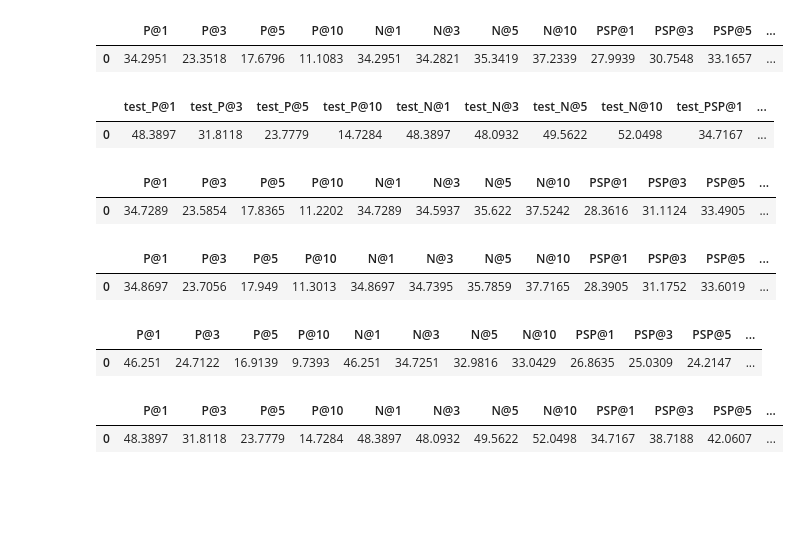
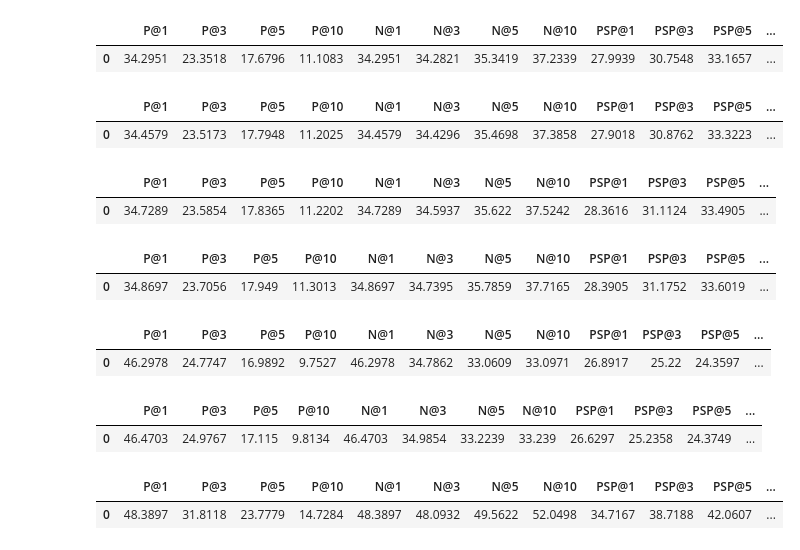
Before and after one commit to suchith720/medic, a Jupyter notebook: nbs/21_experiment-summary.ipynb, the cells around one changed output. Saved outputs shown, nothing was run; the diff lists cells and outputs as text; code cells hidden in the pictures; blank space fills up the shorter version.

```diff
--- a/nbs/21_experiment-summary.ipynb
+++ b/nbs/21_experiment-summary.ipynb
@@ -71,31 +71,40 @@ display_metric(m)
 # %%
 #wikiseealsotitles
 
 # test_enc + 0.2 * test_teacher_lbl
-{'P@1': 0.34457933132411345, 'P@10': 0.11202489930430193, 'P@3': 0.23517261452085578, 'P@5': 0.17794777906110715, 'N@1': 0.34457934, 'N@10': 0.37385765, 'N@3': 0.3442961, 'N@5': 0.35469761, 'PSP@1': 0.27901799771375035, 'PSP@10': 0.3792134699643732, 'PSP@3': 0.30876249855090515, 'PSP@5': 0.33322251235980027, 'PSN@1': 0.27901798, 'PSN@10': 0.34732234, 'PSN@3': 0.30716676, 'PSN@5': 0.32484227, 'R@200': 0.5852598297168966, 'R@10': 0.42251354813475966, 'R@100': 0.561321716537376}
+m = {'P@1': 0.34457933132411345, 'P@10': 0.11202489930430193, 'P@3': 0.23517261452085578, 'P@5': 0.17794777906110715, 'N@1': 0.34457934, 'N@10': 0.37385765, 'N@3': 0.3442961, 'N@5': 0.35469761, 'PSP@1': 0.27901799771375035, 'PSP@10': 0.3792134699643732, 'PSP@3': 0.30876249855090515, 'PSP@5': 0.33322251235980027, 'PSN@1': 0.27901798, 'PSN@10': 0.34732234, 'PSN@3': 0.30716676, 'PSN@5': 0.32484227, 'R@200': 0.5852598297168966, 'R@10': 0.42251354813475966, 'R@100': 0.561321716537376}
 display_metric(m, remove_prefix=False)
 
 # test_enc + 0.3 * test_centroid_repr
 m = {'P@1': 0.3472889614962116, 'P@10': 0.11220178576460135, 'P@3': 0.23585424705895192, 'P@5': 0.178364645241428, 'N@1': 0.34728897, 'N@10': 0.37524232, 'N@3': 0.3459366, 'N@5': 0.3562202, 'PSP@1': 0.2836158698437905, 'PSP@10': 0.38013037113037834, 'PSP@3': 0.3111235493277344, 'PSP@5': 0.3349052664347519, 'PSN@1': 0.28361586, 'PSN@10': 0.3493827, 'PSN@3': 0.310036, 'PSN@5': 0.32726714, 'R@200': 0.5847146349994797, 'R@10': 0.4227361736324652, 'R@100': 0.5574637129920544}
 display_metric(m, remove_prefix=False)
 
 # test_clf + 0.5 * test_centroid_fused_repr
 m = {'P@1': 0.3486972931864913, 'P@10': 0.1130129848181999, 'P@3': 0.23705602343465887, 'P@5': 0.17949018392829996, 'N@1': 0.3486973, 'N@10': 0.3771655, 'N@3': 0.34739548, 'N@5': 0.35785893, 'PSP@1': 0.28390518763666195, 'PSP@10': 0.38173471548426585, 'PSP@3': 0.31175215012557717, 'PSP@5': 0.3360194378754333, 'PSN@1': 0.28390518, 'PSN@10': 0.350171, 'PSN@3': 0.3104189, 'PSN@5': 0.32781738, 'R@200': 0.588366797901596, 'R@10': 0.425270609770189, 'R@100': 0.5596008034348555}
 display_metric(m, remove_prefix=False)
 # %% [output]
-|  | test_P@1 | test_P@3 | test_P@5 | test_P@10 | test_N@1 | test_N@3 | test_N@5 | test_N@10 | test_PSP@1 | ... |
-| 0 | 48.3897 | 31.8118 | 23.7779 | 14.7284 | 48.3897 | 48.0932 | 49.5622 | 52.0498 | 34.7167 | ... |
+|  | P@1 | P@3 | P@5 | P@10 | N@1 | N@3 | N@5 | N@10 | PSP@1 | PSP@3 | PSP@5 | ... |
+| 0 | 34.4579 | 23.5173 | 17.7948 | 11.2025 | 34.4579 | 34.4296 | 35.4698 | 37.3858 | 27.9018 | 30.8762 | 33.3223 | ... |
 |  | P@1 | P@3 | P@5 | P@10 | N@1 | N@3 | N@5 | N@10 | PSP@1 | PSP@3 | PSP@5 | ... |
 | 0 | 34.7289 | 23.5854 | 17.8365 | 11.2202 | 34.7289 | 34.5937 | 35.622 | 37.5242 | 28.3616 | 31.1124 | 33.4905 | ... |
 |  | P@1 | P@3 | P@5 | P@10 | N@1 | N@3 | N@5 | N@10 | PSP@1 | PSP@3 | PSP@5 | ... |
 | 0 | 34.8697 | 23.7056 | 17.949 | 11.3013 | 34.8697 | 34.7395 | 35.7859 | 37.7165 | 28.3905 | 31.1752 | 33.6019 | ... |
 # %%
 # wikititles
-m = {'test_loss': 0.06982655078172684, 'test_P@1': 0.46251003198752655, 'test_P@10': 0.09739276778217673, 'test_P@3': 0.24712224968344648, 'test_P@5': 0.16913911830710657, 'test_N@1': 0.46251001954078674, 'test_N@10': 0.3304288387298584, 'test_N@3': 0.34725072979927063, 'test_N@5': 0.3298164904117584, 'test_PSP@1': 0.2686345235323221, 'test_PSP@10': 0.248760120692636, 'test_PSP@3': 0.2503089653047077, 'test_PSP@5': 0.24214672863904063, 'test_PSN@1': 0.26863452792167664, 'test_PSN@10': 0.31364181637763977, 'test_PSN@3': 0.27593907713890076, 'test_PSN@5': 0.2913457155227661, 'test_R@200': 0.4521662086595291, 'test_R@10': 0.3218104563670417, 'test_R@100': 0.421645572522769, 'test_runtime': 1559.4997, 'test_samples_per_second': 502.561, 'test_steps_per_second': 0.628}
+m = {'test_loss': 0.06967095285654068, 'test_P@1': 0.4629782977328027, 'test_P@10': 0.09752674027060981, 'test_P@3': 0.2477470293199689, 'test_P@5': 0.16989217128495665, 'test_N@1': 0.4629783034324646, 'test_N@10': 0.3309706151485443, 'test_N@3': 0.34786248207092285, 'test_N@5': 0.33060941100120544, 'test_PSP@1': 0.2689172497073804, 'test_PSP@10': 0.24868763014515857, 'test_PSP@3': 0.25220004154671294, 'test_PSP@5': 0.24359712211063567, 'test_PSN@1': 0.2689172625541687, 'test_PSN@10': 0.3140500485897064, 'test_PSN@3': 0.27733322978019714, 'test_PSN@5': 0.29243215918540955, 'test_R@200': 0.45237561830988215, 'test_R@10': 0.32226054502319607, 'test_R@100': 0.42211712448585054, 'test_runtime': 1703.2392, 'test_samples_per_second': 460.149, 'test_steps_per_second': 0.575}
 display_metric(m)
 # %% [output]
 |  | P@1 | P@3 | P@5 | P@10 | N@1 | N@3 | N@5 | N@10 | PSP@1 | PSP@3 | PSP@5 | ... |
-| 0 | 46.251 | 24.7122 | 16.9139 | 9.7393 | 46.251 | 34.7251 | 32.9816 | 33.0429 | 26.8635 | 25.0309 | 24.2147 | ... |
+| 0 | 46.2978 | 24.7747 | 16.9892 | 9.7527 | 46.2978 | 34.7862 | 33.0609 | 33.0971 | 26.8917 | 25.22 | 24.3597 | ... |
+# %%
+#wikititles
+
+# test_enc + 0.3 * test_teacher_lbl
+m = {'P@1': 0.4647033530124033, 'P@10': 0.09813382703248204, 'P@3': 0.24976724938361214, 'P@5': 0.17115023674777796, 'N@1': 0.46470335, 'N@10': 0.33239007, 'N@3': 0.34985363, 'N@5': 0.3322393, 'PSP@1': 0.266296795978827, 'PSP@10': 0.24874687392961845, 'PSP@3': 0.25235819042771834, 'PSP@5': 0.24374869640865912, 'PSN@1': 0.2662968, 'PSN@10': 0.3132064, 'PSN@3': 0.27656326, 'PSN@5': 0.29164457, 'R@200': 0.4406619692485824, 'R@10': 0.3234623150481888, 'R@100': 0.41583325165414353}
+display_metric(m, remove_prefix=False)
+# %% [output]
+|  | P@1 | P@3 | P@5 | P@10 | N@1 | N@3 | N@5 | N@10 | PSP@1 | PSP@3 | PSP@5 | ... |
+| 0 | 46.4703 | 24.9767 | 17.115 | 9.8134 | 46.4703 | 34.9854 | 33.2239 | 33.239 | 26.6297 | 25.2358 | 24.3749 | ... |
 # %%
 #wikiseealso
 m = {'test_loss': 0.1637713611125946, 'test_P@1': 0.48389713545334195, 'test_P@10': 0.14728445483470948, 'test_P@3': 0.31811771775172687, 'test_P@5': 0.23777934259078015, 'test_N@1': 0.4838971495628357, 'test_N@10': 0.5204978585243225, 'test_N@3': 0.48093181848526, 'test_N@5': 0.4956223964691162, 'test_PSP@1': 0.3471672765048718, 'test_PSP@10': 0.47972551736149643, 'test_PSP@3': 0.38718797803337185, 'test_PSP@5': 0.4206066509767296, 'test_PSN@1': 0.3471672534942627, 'test_PSN@10': 0.4514100253582001, 'test_PSN@3': 0.39258873462677, 'test_PSN@5': 0.4197971522808075, 'test_R@200': 0.7652431698696025, 'test_R@10': 0.5857672396317298, 'test_R@100': 0.7389251695375327, 'test_runtime': 354.4095, 'test_samples_per_second': 500.875, 'test_steps_per_second': 0.313}
```
Also changed, not shown: 6 other files.
